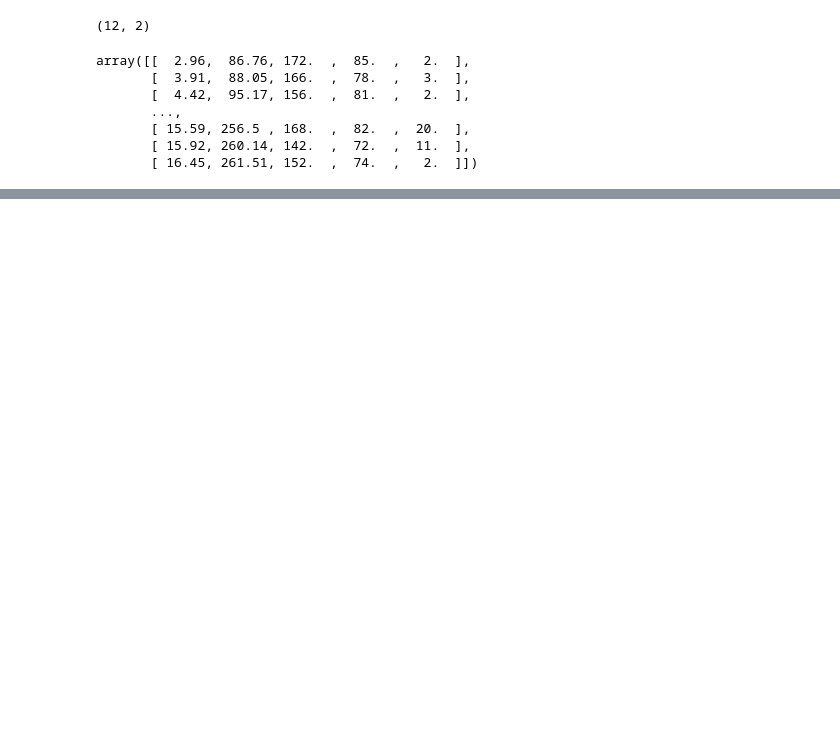
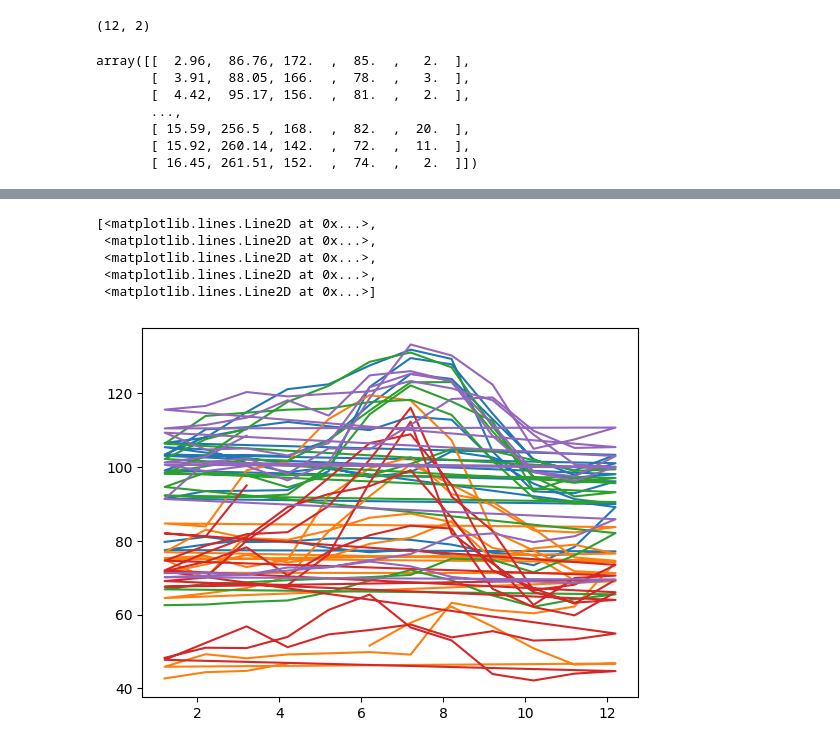
Before and after one commit to Tonioord/DataScience_ONE, a Jupyter notebook: Numpy.ipynb, the cells around one changed output, grey strips where cells are left out. Cells and saved outputs as stored; diff of their text form; code cells hidden in the pictures; blank space fills up the shorter version.

```diff
--- a/Numpy.ipynb
+++ b/Numpy.ipynb
@@ -112,3 +94,8 @@ array([[  2.96,  86.76, 172.  ,  85.  ,   2.  ],
        [ 15.59, 256.5 , 168.  ,  82.  ,  20.  ],
        [ 15.92, 260.14, 142.  ,  72.  ,  11.  ],
        [ 16.45, 261.51, 152.  ,  74.  ,   2.  ]])
+# %%
+#Seguimos con el ejercicio de manzanas  datos iniciales}
+
+fechas = datosT[:,0]
+fechas
@@ -114,0 +116,3 @@ array([[  2.96,  86.76, 172.  ,  85.  ,   2.  ],
+# %%
+precios = datosT[:,1:]
+precios
@@ -114,0 +139,9 @@ array([[  2.96,  86.76, 172.  ,  85.  ,   2.  ],
+# %%
+plt.plot(fechas,precios)
+# %% [output]
+[<matplotlib.lines.Line2D at 0x...>,
+ <matplotlib.lines.Line2D at 0x...>,
+ <matplotlib.lines.Line2D at 0x...>,
+ <matplotlib.lines.Line2D at 0x...>,
+ <matplotlib.lines.Line2D at 0x...>]
+[figure, added]
```
Also changed, not shown: parts of 29 cells of this notebook.
